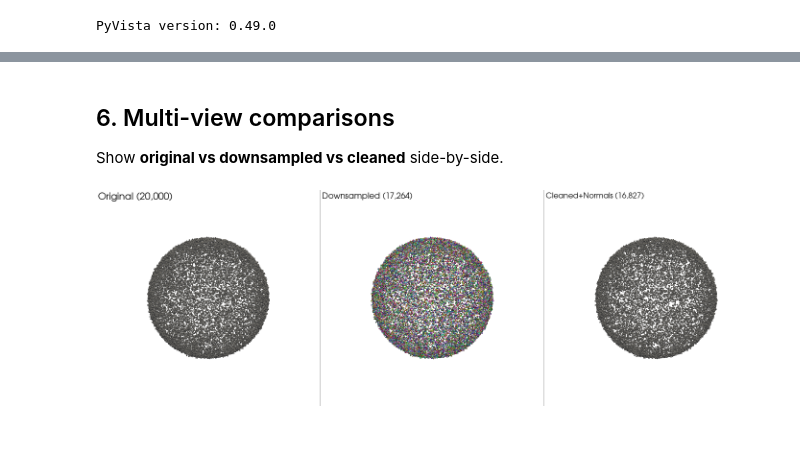
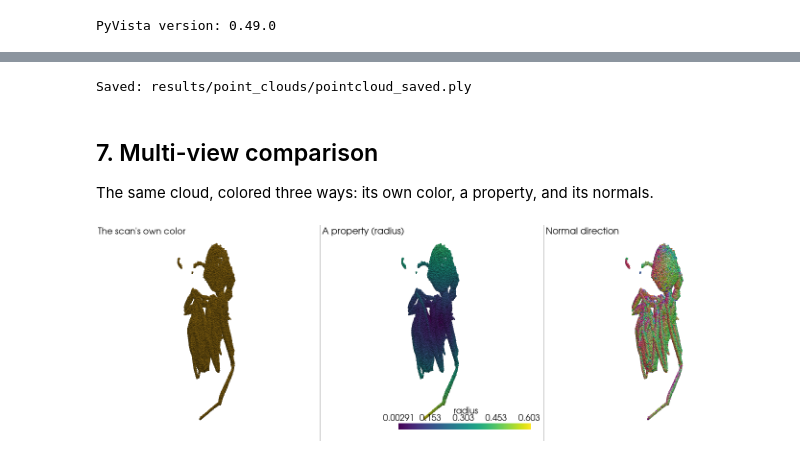
Before and after one commit to ida-mdc/workshop-visualization, a Jupyter notebook: notebooks/point_clouds_tutorial.ipynb, the cells around one changed output, grey strips where cells are left out. Saved outputs shown, nothing was run; the diff lists cells and outputs as text; code cells hidden in the pictures.

```diff
--- a/notebooks/point_clouds_tutorial.ipynb
+++ b/notebooks/point_clouds_tutorial.ipynb
@@ -208,0 +158,10 @@ pl.show(screenshot=png, jupyter_backend="static")
+# %%
+normal_rgb = ((cloud['Normals'] + 1) * 0.5 * 255).astype(np.uint8)
+cloud['NormalRGB'] = normal_rgb
+
+pl = pv.Plotter(off_screen=True, window_size=(900, 700))
+pl.set_background('white')
+pl.add_points(cloud, scalars='NormalRGB', rgb=True, point_size=3.0, render_points_as_spheres=True)
+pl.camera_position = 'iso'
+png = OUT / 'pc_normal_color.png'
+pl.show(screenshot=png, jupyter_backend="static")
@@ -220,24 +174,62 @@ Saved: results/point_clouds/pointcloud_saved.ply
-# %% [markdown]
-## 6. Multi-view comparisons
-Show **original vs downsampled vs cleaned** side-by-side.
+# %%
+def save_ply_with_attributes(path, points, rgb, dist, normals):
+    """A minimal binary PLY writer - VTK's own (what `PolyData.save` uses
+    under the hood) only writes positions and normals, silently dropping
+    named scalars like `dist`. Standard property names (`red`/`green`/
+    `blue`, `nx`/`ny`/`nz`) so any PLY reader recognizes color and normals;
+    `dist` comes back as a plain named attribute - not called `radius`, which
+    a point-cloud renderer (Blender included) usually reserves for point size."""
+    n = points.shape[0]
+    header = (
+        "ply\n"
+        "format binary_little_endian 1.0\n"
+        f"element vertex {n}\n"
+        "property float x\nproperty float y\nproperty float z\n"
+        "property uchar red\nproperty uchar green\nproperty uchar blue\n"
+        "property float dist\n"
+        "property float nx\nproperty float ny\nproperty float nz\n"
+        "end_header\n"
+    ).encode('ascii')
+    dtype = np.dtype([
+        ('x', '<f4'), ('y', '<f4'), ('z', '<f4'),
+        ('red', 'u1'), ('green', 'u1'), ('blue', 'u1'),
+        ('dist', '<f4'),
+        ('nx', '<f4'), ('ny', '<f4'), ('nz', '<f4'),
+    ])
+    rows = np.empty(n, dtype=dtype)
+    rows['x'], rows['y'], rows['z'] = points[:, 0], points[:, 1], points[:, 2]
+    rows['red'], rows['green'], rows['blue'] = rgb[:, 0], rgb[:, 1], rgb[:, 2]
+    rows['dist'] = dist
+    rows['nx'], rows['ny'], rows['nz'] = normals[:, 0], normals[:, 1], normals[:, 2]
+    with open(path, 'wb') as f:
+        f.write(header)
+        f.write(rows.tobytes())
+
+save_path = OUT / 'pointcloud_saved.ply'
+save_ply_with_attributes(save_path, cloud.points, cloud['RGB'], cloud['radius'], cloud['Normals'])
+print('Saved:', save_path)
+# %% [output]
+Saved: results/point_clouds/pointcloud_saved.ply
+# %% [markdown]
+## 7. Multi-view comparison
+The same cloud, colored three ways: its own color, a property, and its
+normals.
 # %%
-plotter = pv.Plotter(shape=(1,3), off_screen=True, window_size=(1400, 450))
-for i, (obj, title) in enumerate([
-    (pv.PolyData(pts), f'Original ({pts.shape[0]:,})'),
-    (cloud_ds,        f'Downsampled ({pts_ds.shape[0]:,})'),
-    (cloud_n,         f'Cleaned+Normals ({cloud_n.n_points:,})')
-]):
-    plotter.subplot(0,i)
+plotter = pv.Plotter(shape=(1, 3), off_screen=True, window_size=(1400, 450))
+views = [
+    ('RGB', True, None, "The scan's own color"),
+    ('radius', False, 'viridis', 'A property (radius)'),
+    ('NormalRGB', True, None, 'Normal direction'),
+]
+for i, (scalars, rgb, cmap, title) in enumerate(views):
+    plotter.subplot(0, i)
     plotter.set_background('white')
-    if 'RGB' in obj.array_names:
-        plotter.add_points(obj, scalars='RGB', rgb=True, point_size=3.0, render_points_as_spheres=True)
-    else:
-        plotter.add_points(obj, color='gray', point_size=3.0, render_points_as_spheres=True)
+    plotter.add_points(cloud, scalars=scalars, rgb=rgb, cmap=cmap,
+                        point_size=3.0, render_points_as_spheres=True)
     plotter.add_text(title, font_size=10)
-    plotter.camera_position = 'iso'
 plotter.link_views()
 png = OUT / 'pc_multiview.png'
 plotter.show(screenshot=png, jupyter_backend="static")
 # %% [output]
-[figure, old version]
+[figure, new version]
 # %% [markdown]
```
Also changed, not shown: parts of 27 cells of this notebook, 40 other files.
